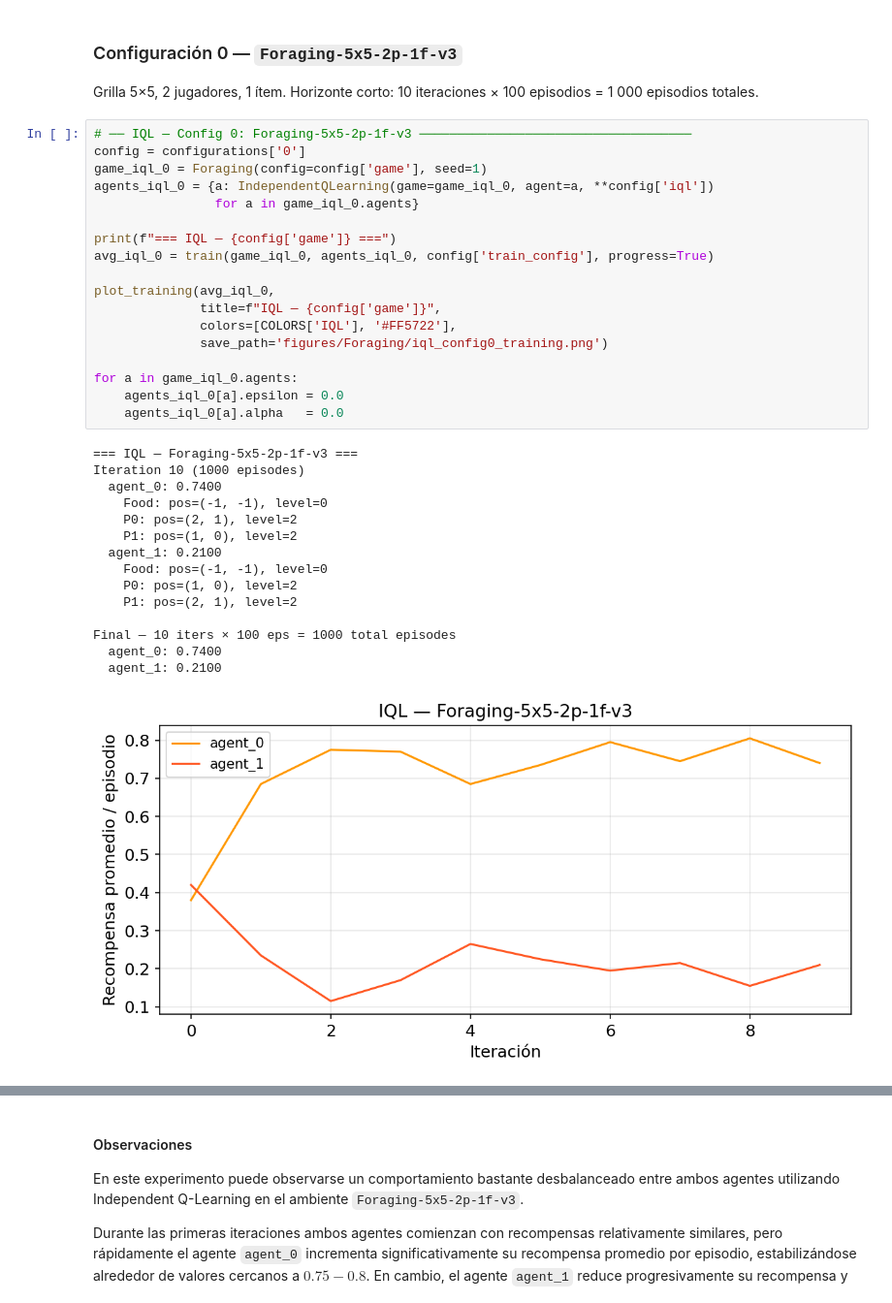
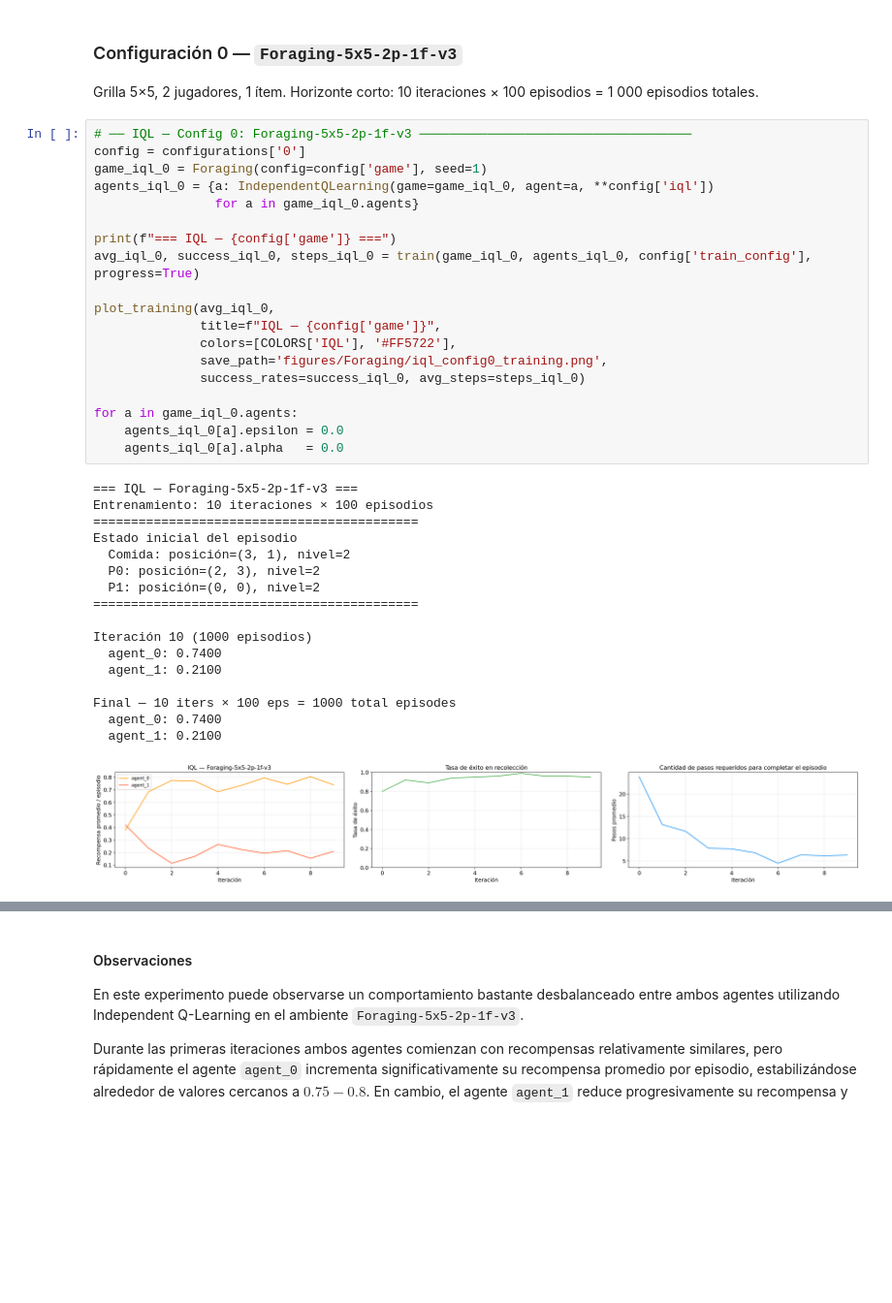
Before and after one commit to mmussio85/simultaneous-games, a Jupyter notebook: Foraging.ipynb, the cells around one changed output, grey strips where cells are left out. Shown at 97% size. Cells and saved outputs as stored; diff of their text form; blank space fills up the shorter version.

Commit message:
Re run foraging

```diff
--- a/Foraging.ipynb
+++ b/Foraging.ipynb
@@ -352,35 +393,38 @@ Grilla 5×5, 2 jugadores, 1 ítem. Horizonte corto: 10 iteraciones × 100 episod
 # %%
 # ── IQL — Config 0: Foraging-5x5-2p-1f-v3 ────────────────────────────────────
 config = configurations['0']
 game_iql_0 = Foraging(config=config['game'], seed=1)
 agents_iql_0 = {a: IndependentQLearning(game=game_iql_0, agent=a, **config['iql'])
                 for a in game_iql_0.agents}
 
 print(f"=== IQL — {config['game']} ===")
-avg_iql_0 = train(game_iql_0, agents_iql_0, config['train_config'], progress=True)
+avg_iql_0, success_iql_0, steps_iql_0 = train(game_iql_0, agents_iql_0, config['train_config'], progress=True)
 
 plot_training(avg_iql_0,
               title=f"IQL — {config['game']}",
               colors=[COLORS['IQL'], '#FF5722'],
-              save_path='figures/Foraging/iql_config0_training.png')
+              save_path='figures/Foraging/iql_config0_training.png',
+              success_rates=success_iql_0, avg_steps=steps_iql_0)
 
 for a in game_iql_0.agents:
     agents_iql_0[a].epsilon = 0.0
     agents_iql_0[a].alpha   = 0.0
 # %% [output]
 === IQL — Foraging-5x5-2p-1f-v3 ===
-Iteration 10 (1000 episodes)
+Entrenamiento: 10 iteraciones × 100 episodios
+===========================================
+Estado inicial del episodio
+  Comida: posición=(3, 1), nivel=2
+  P0: posición=(2, 3), nivel=2
+  P1: posición=(0, 0), nivel=2
+===========================================
+
+Iteración 10 (1000 episodios)
   agent_0: 0.7400
-    Food: pos=(-1, -1), level=0
-    P0: pos=(2, 1), level=2
-    P1: pos=(1, 0), level=2
   agent_1: 0.2100
-    Food: pos=(-1, -1), level=0
-    P0: pos=(1, 0), level=2
-    P1: pos=(2, 1), level=2
 
 Final — 10 iters × 100 eps = 1000 total episodes
   agent_0: 0.7400
   agent_1: 0.2100
-[figure, old version]
+[figure, new version]
 # %%
```
Also changed, not shown: parts of 26 cells of this notebook.
